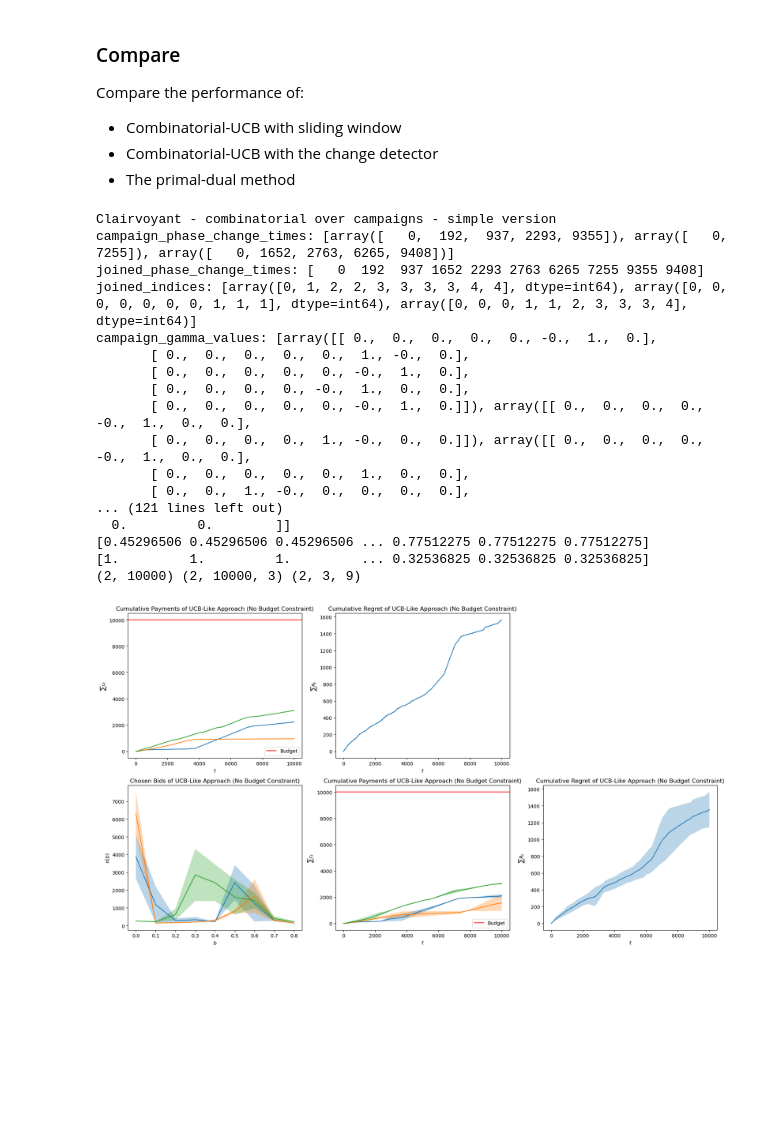
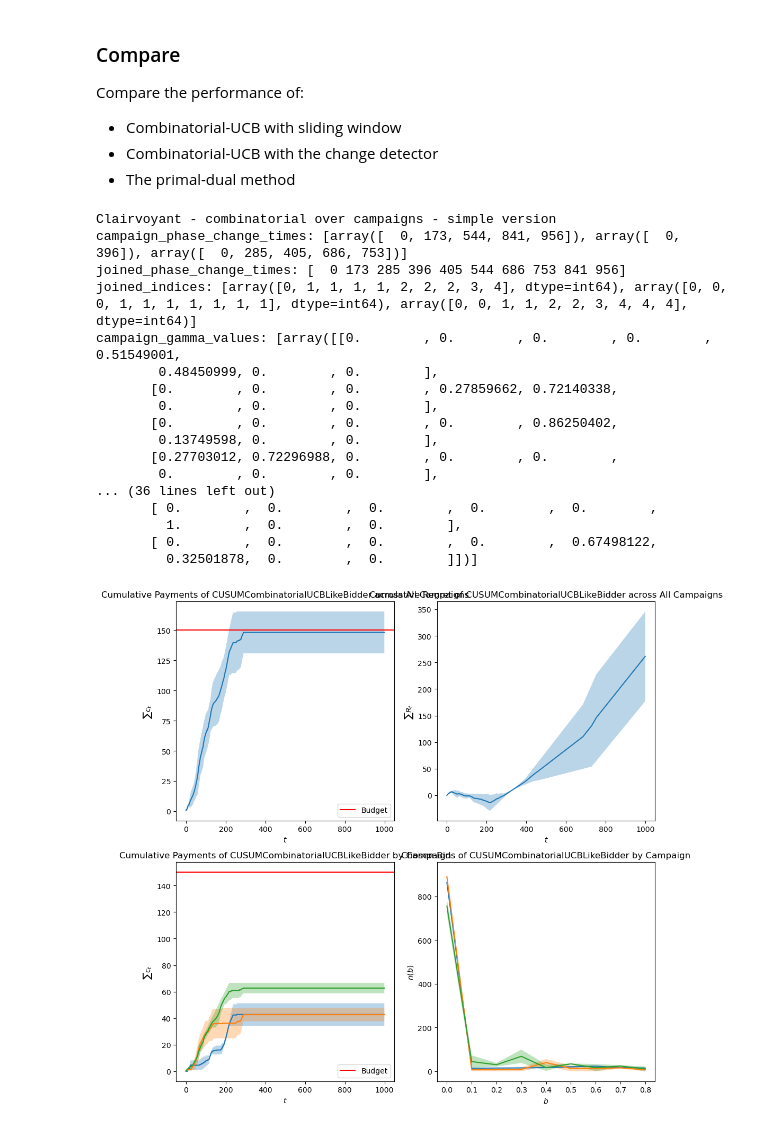
Before and after one commit to Richypiants/online-learning-applications-project-2025-2026, a Jupyter notebook: requirement_4.ipynb, the cells around one changed output. Saved outputs shown, nothing was run; the diff lists cells and outputs as text; code cells hidden in the pictures; blank space fills up the shorter version.

```diff
--- a/requirement_4.ipynb
+++ b/requirement_4.ipynb
@@ -42,9 +43,9 @@ environment = Environment(BIDS_SPACE)
 environment.generate_random_campaigns(n_campaigns=3, campaign_type=SlightlyNonStationaryCampaign, min_competitors=3, max_competitors=5, conflicts_percentage=0.4, seed=47)  # generate a single campaign with random qualities for each advertisers
 print(environment)
 
-N_USERS = 10000  # number of ads to be shown sequentially = n_rounds = T
+N_USERS = 1000  # number of ads to be shown sequentially = n_rounds = T
 
-RHO = 1  # budget per round -> define either rho or the starting budget B and derive the other (rho = B/T)
+RHO = 0.15  # budget per round -> define either rho or the starting budget B and derive the other (rho = B/T)
 # %% [output]
 -- ENVIRONMENT: --
 Bids space: [0.  0.1 0.2 0.3 0.4 0.5 0.6 0.7 0.8 0.9 1. ]
@@ -222,25 +80,45 @@ def run_trials_combinatorial_clairvoyant(n_trials, n_users, starting_budget, my_
 # %%
 STARTING_BUDGET = RHO * N_USERS     # or np.inf for no budget
 
 MY_VALUATION = 0.8  # my true valuation of the ads (assumed to be known)
 
-run_trials_combinatorial_clairvoyant(n_trials=N_TRIALS, n_users=N_USERS, starting_budget=STARTING_BUDGET, my_valuation=MY_VALUATION, environment=environment)
+M = 50              # number of samples to be collected in estimation phase of an arm to initialize CUSUM (not too many, or estimation is going to take too long!)
+EPS = 0.05          # how much we expect a single reward to deviate from the mean, this acts like a "dampening" factor that prevents estimated std building up from too quickly, limits the rate of "false positives"
+                    # this also signals the minimum change in mean that we consider significant in practice, since a change of 0.0000001 would not really be relevant...
+                    # TODO: I think relating this to the spacing between bids might actually be a good idea)
+H = 2               # cumulate estimated std that signals a change in behavior, this too limits the rate of "false positives" -> larger = fewer "false alarms", but slower detection
+ALPHA = 0.05        # exploration probability
+
+budget_constrained_multiple_campaigns_CUSUM_combinatorial_UCB_like_experiment = Experiment(environment=environment,
+                                                          bidder_class=CUSUMCombinatorialUCBLikeBidder,
+                                                          bidder_parameters={
+                                                              'B': STARTING_BUDGET,
+                                                              'T': N_USERS,
+                                                              'valuations': [MY_VALUATION for _ in range(environment.N_CAMPAIGNS)],
+                                                              'environment': environment,
+                                                              'M': M,
+                                                              'eps': EPS,
+                                                              'h': H,
+                                                              'alpha': ALPHA
+                                                            })
+
+budget_constrained_multiple_campaigns_CUSUM_combinatorial_UCB_like_experiment.run_trials(n_trials=N_TRIALS, clairvoyant_strategy_type='simple')
 # %% [output]
 Clairvoyant - combinatorial over campaigns - simple version
-campaign_phase_change_times: [array([   0,  192,  937, 2293, 9355]), array([   0, 7255]), array([   0, 1652, 2763, 6265, 9408])]
-joined_phase_change_times: [   0  192  937 1652 2293 2763 6265 7255 9355 9408]
-joined_indices: [array([0, 1, 2, 2, 3, 3, 3, 3, 4, 4], dtype=int64), array([0, 0, 0, 0, 0, 0, 0, 1, 1, 1], dtype=int64), array([0, 0, 0, 1, 1, 2, 3, 3, 3, 4], dtype=int64)]
-campaign_gamma_values: [array([[ 0.,  0.,  0.,  0.,  0., -0.,  1.,  0.],
-       [ 0.,  0.,  0.,  0.,  0.,  1., -0.,  0.],
-       [ 0.,  0.,  0.,  0.,  0., -0.,  1.,  0.],
-       [ 0.,  0.,  0.,  0., -0.,  1.,  0.,  0.],
-       [ 0.,  0.,  0.,  0.,  0., -0.,  1.,  0.]]), array([[ 0.,  0.,  0.,  0., -0.,  1.,  0.,  0.],
-       [ 0.,  0.,  0.,  0.,  1., -0.,  0.,  0.]]), array([[ 0.,  0.,  0.,  0., -0.,  1.,  0.,  0.],
-       [ 0.,  0.,  0.,  0.,  0.,  1.,  0.,  0.],
-       [ 0.,  0.,  1., -0.,  0.,  0.,  0.,  0.],
-... (121 lines left out)
-  0.         0.        ]]
-[0.45296506 0.45296506 0.45296506 ... 0.77512275 0.77512275 0.77512275]
-[1.         1.         1.         ... 0.32536825 0.32536825 0.32536825]
-(2, 10000) (2, 10000, 3) (2, 3, 9)
+campaign_phase_change_times: [array([  0, 173, 544, 841, 956]), array([  0, 396]), array([  0, 285, 405, 686, 753])]
+joined_phase_change_times: [  0 173 285 396 405 544 686 753 841 956]
+joined_indices: [array([0, 1, 1, 1, 1, 2, 2, 2, 3, 4], dtype=int64), array([0, 0, 0, 1, 1, 1, 1, 1, 1, 1], dtype=int64), array([0, 0, 1, 1, 2, 2, 3, 4, 4, 4], dtype=int64)]
+campaign_gamma_values: [array([[0.        , 0.        , 0.        , 0.        , 0.51549001,
+        0.48450999, 0.        , 0.        ],
+       [0.        , 0.        , 0.        , 0.27859662, 0.72140338,
+        0.        , 0.        , 0.        ],
+       [0.        , 0.        , 0.        , 0.        , 0.86250402,
+        0.13749598, 0.        , 0.        ],
+       [0.27703012, 0.72296988, 0.        , 0.        , 0.        ,
+        0.        , 0.        , 0.        ],
+... (36 lines left out)
+       [ 0.        ,  0.        ,  0.        ,  0.        ,  0.        ,
+         1.        ,  0.        ,  0.        ],
+       [ 0.        ,  0.        ,  0.        ,  0.        ,  0.67498122,
+         0.32501878,  0.        ,  0.        ]])]
-[figure, old version]
+[figure, new version]
```
Also changed, not shown: parts of 6 cells of this notebook, 6 other files.
